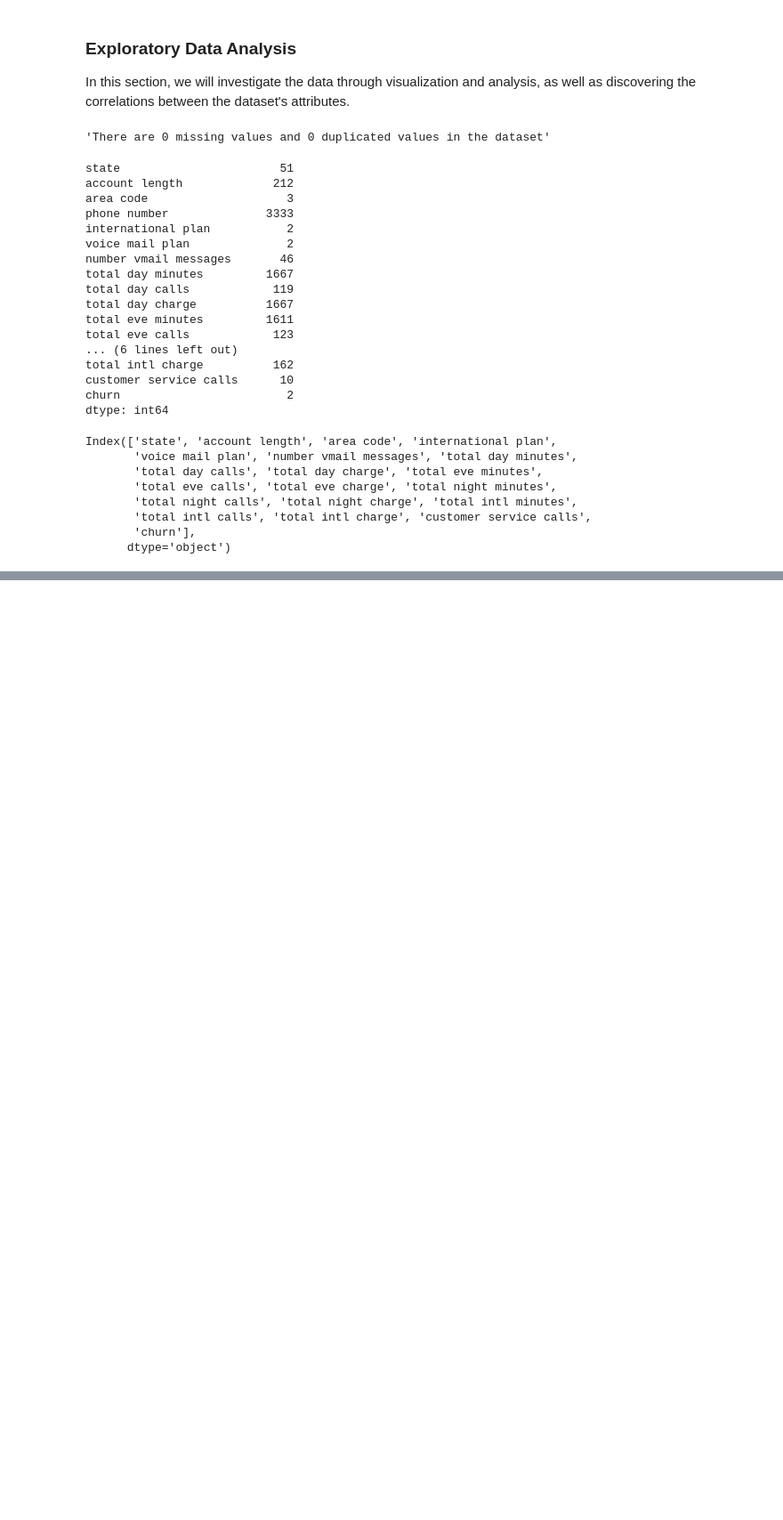
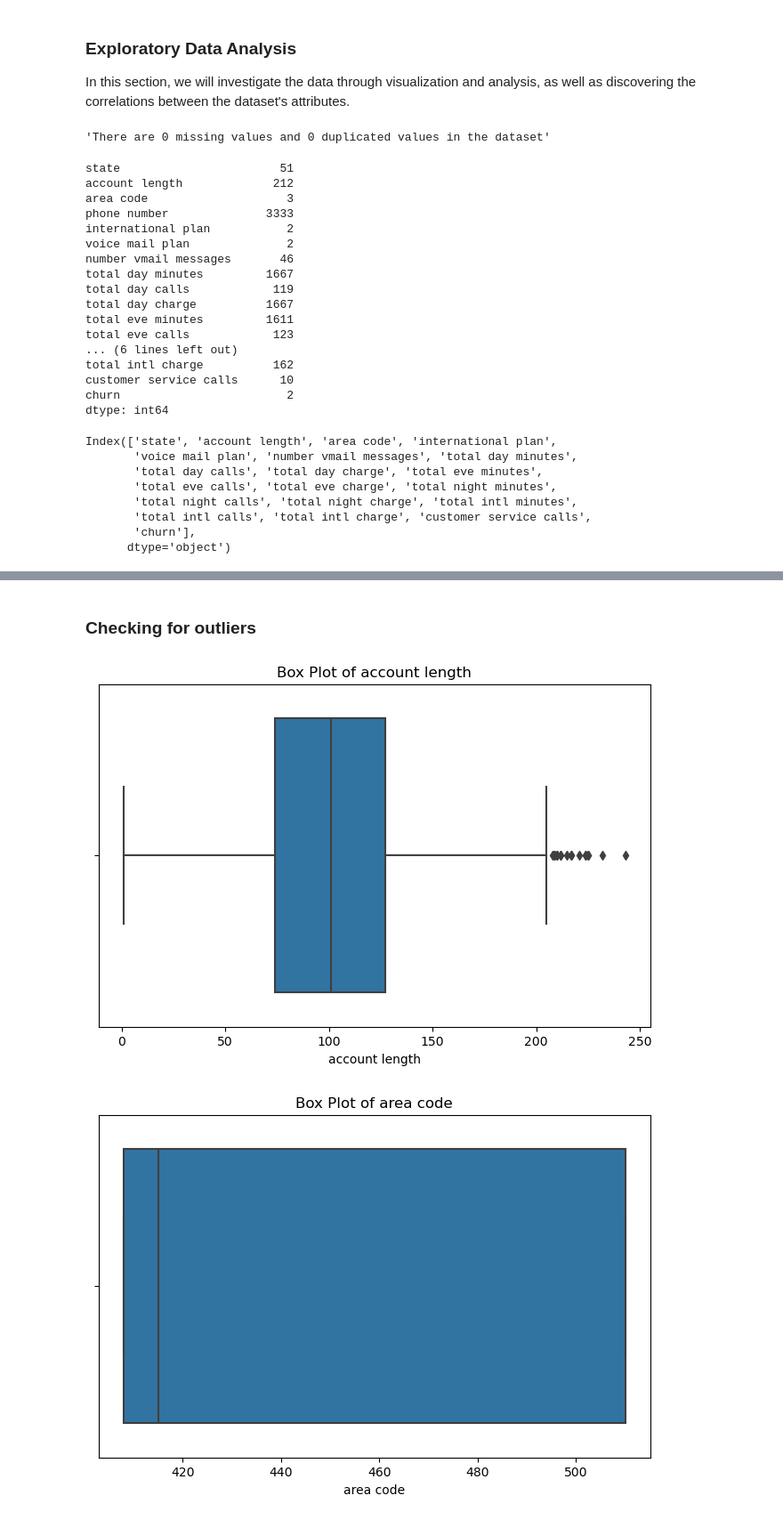
Before and after one commit to JEr1yAnalst/Phase-3-project-Machinelearning, a Jupyter notebook: index.ipynb, the cells around one changed output, grey strips where cells are left out. Shown: that part at 89% size. Drawn from its saved outputs; the diff is of its cells as text; code cells hidden in the pictures; blank space fills up the shorter version.

```diff
--- a/index.ipynb
+++ b/index.ipynb
@@ -225,0 +284,16 @@ Index(['state', 'account length', 'area code', 'international plan',
+# %% [markdown]
+### Checking for outliers
+# %%
+# Box plots to identify outliers and visualize the spread of data.
+numerical_features = df.select_dtypes('int64', 'float64')
+
+# Create box plots using seaborn
+for feature in numerical_features:
+    plt.figure(figsize=(8, 5))  # Set the figure size
+    sns.boxplot(x=df[feature])  # Create a horizontal box plot with seaborn
+    plt.title(f'Box Plot of {feature}')
+    plt.xlabel(feature)
+    plt.show()
+# %% [output]
+[figure, added]
+[figure, added]
```
Also changed, not shown: parts of 16 cells of this notebook.
